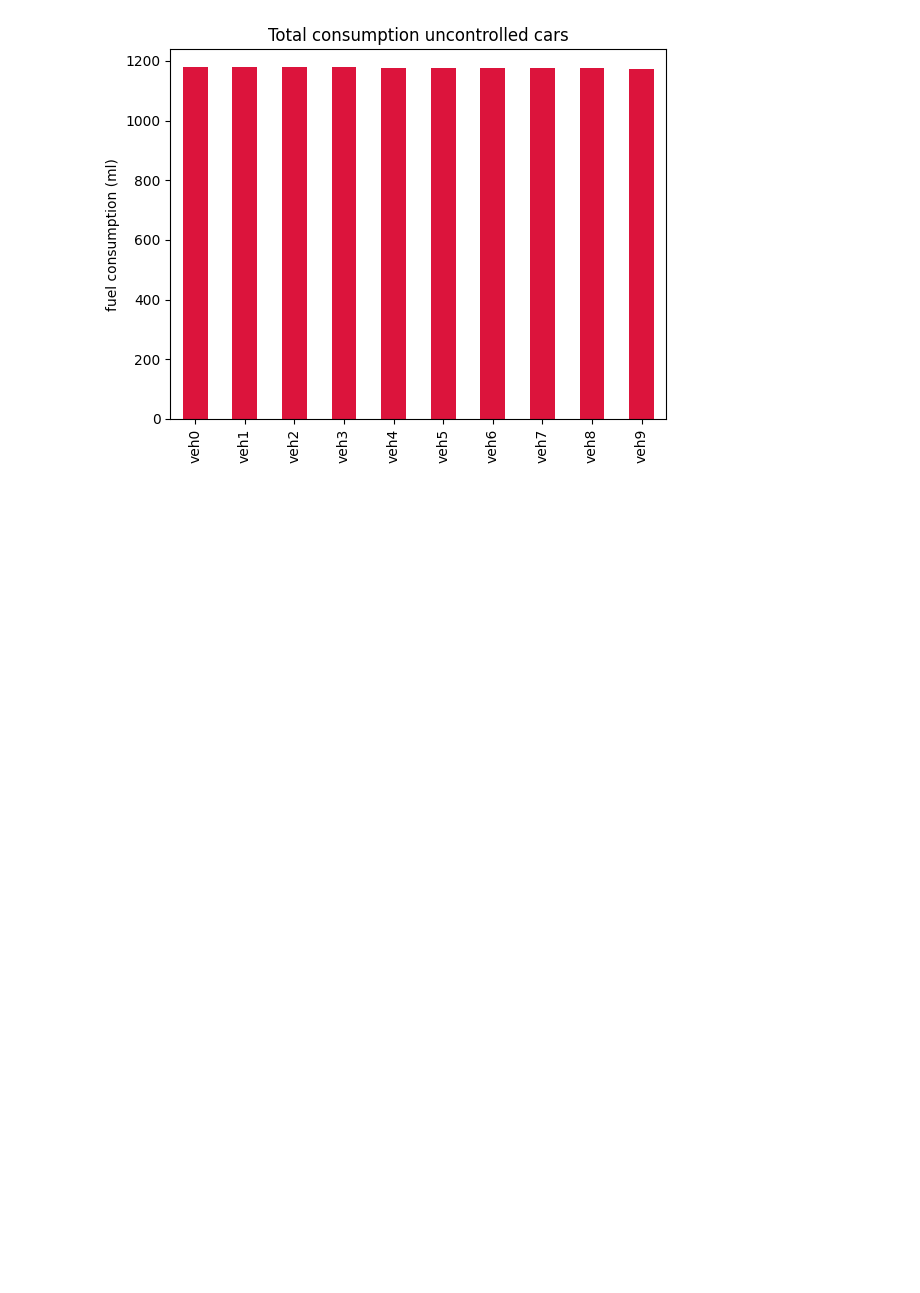
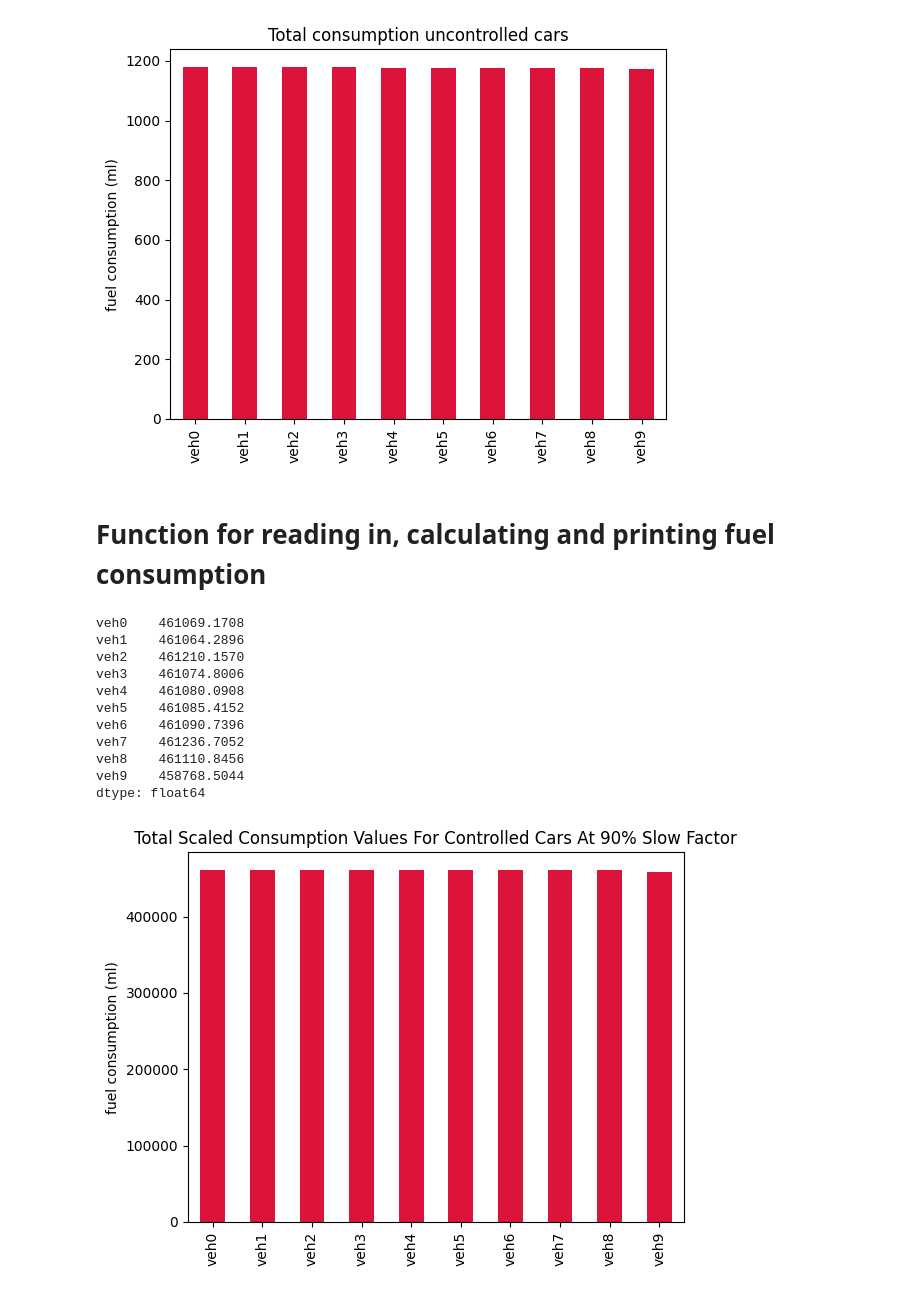
Before and after one commit to ValentBarnabas/PlatooningSolutionsForSelfDrivingVehicles, a Jupyter notebook: FuelConstumptionCalculator.ipynb, the cells around one changed output. Drawn from its saved outputs; the diff is of its cells as text; code cells hidden in the pictures; blank space fills up the shorter version.

Commit message:
Added function for caltulating consumption. Renamed Scaled to Scaling, also in file creating.

```diff
--- a/FuelConstumptionCalculator.ipynb
+++ b/FuelConstumptionCalculator.ipynb
@@ -20,7 +20,7 @@ plt.rcParams['figure.facecolor'] = BACKGROUND
 ## Importing base emission values to dfBase
 # %%
 xmlDataBase = open('./emissionBaseValues_Bckp.xml', 'r').read()  # Read file
-rootBase = ET.XML(xmlDataBase)  # Parse XML
+rootBase = ElementTree.XML(xmlDataBase)  # Parse XML
 
 colsBase = []
 dataBase = []
@@ -34,7 +34,7 @@ for i in rootBase:
             colsBase.append(fuelInfo.attrib["id"])
     dataBase.append(line)
 
-dfBase = pd.DataFrame(dataBase)
+dfBase = pandas.DataFrame(dataBase)
 dfBase.columns = colsBase
 # print(dfBase)
 # %% [markdown]
@@ -52,7 +52,7 @@ Text(0.5, 1.0, 'Total consumption of each car')
 ## Importing emission scaling values to dfScale
 # %%
 xmlDataScale = open("./emissionScaleValues_Bckp.xml", "r").read()
-rootScale = ET.XML(xmlDataScale)
+rootScale = ElementTree.XML(xmlDataScale)
 
 colsScale = []
 dataScale = []
@@ -64,7 +64,7 @@ for i in rootScale:
         if (scaleInfo.attrib["id"] not in colsScale):
             colsScale.append(scaleInfo.attrib["id"])
     dataScale.append(line)
-dfScale = pd.DataFrame(dataScale)
+dfScale = pandas.DataFrame(dataScale)
 dfScale.columns = colsScale
 # print(dfScale)
 # %% [markdown]
@@ -122,7 +122,7 @@ Text(0.5, 1.0, 'Scaled total consumption of controlled cars')
 ## Importing emission values of uncontrolled cars
 # %%
 xmlDataUnc = open('./emissionBaseValues_Uncontrolled_Bckp.xml', 'r').read()  # Read file
-rootUnc = ET.XML(xmlDataUnc)  # Parse XML
+rootUnc = ElementTree.XML(xmlDataUnc)  # Parse XML
 
 colsUnc = []
 dataUnc = []
@@ -136,7 +136,7 @@ for i in rootUnc:
             colsUnc.append(fuelInfo.attrib["id"])
     dataUnc.append(line)
 
-dfUnc = pd.DataFrame(dataUnc)
+dfUnc = pandas.DataFrame(dataUnc)
 dfUnc.columns = colsUnc
 # %% [markdown]
 #### Total consumed fuel of each car (uncontrolled, ml)
@@ -151,3 +151,5 @@ plt.title("Total consumption uncontrolled cars")
 # %% [output]
 Text(0.5, 1.0, 'Total consumption uncontrolled cars')
 [figure]
+# %% [markdown]
+# Function for reading in, calculating and printing fuel consumption
@@ -153,0 +221,20 @@ Text(0.5, 1.0, 'Total consumption uncontrolled cars')
+# %%
+readCalculateAndPrintFuelConsumption(
+    "emissionBaseValues_Controlled_SlowFactorAt_90_Percentage.xml",
+    "emissionScalingValues_Controlled_SlowFactorAt_90_Percentage.xml",
+    "Total Scaled Consumption Values For Controlled Cars At 90% Slow Factor",
+    5
+)
+# %% [output]
+veh0    461069.1708
+veh1    461064.2896
+veh2    461210.1570
+veh3    461074.8006
+veh4    461080.0908
+veh5    461085.4152
+veh6    461090.7396
+veh7    461236.7052
+veh8    461110.8456
+veh9    458768.5044
+dtype: float64
+[figure, added]
```
Also changed, not shown: parts of 4 cells of this notebook, 30 other files.
